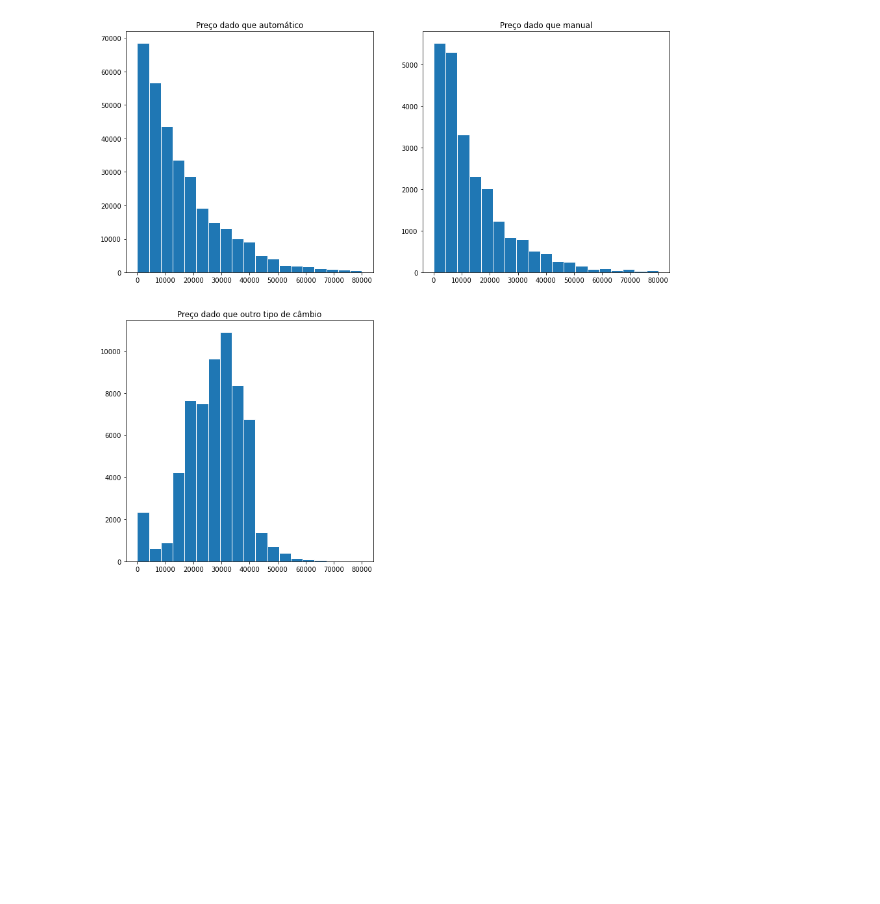
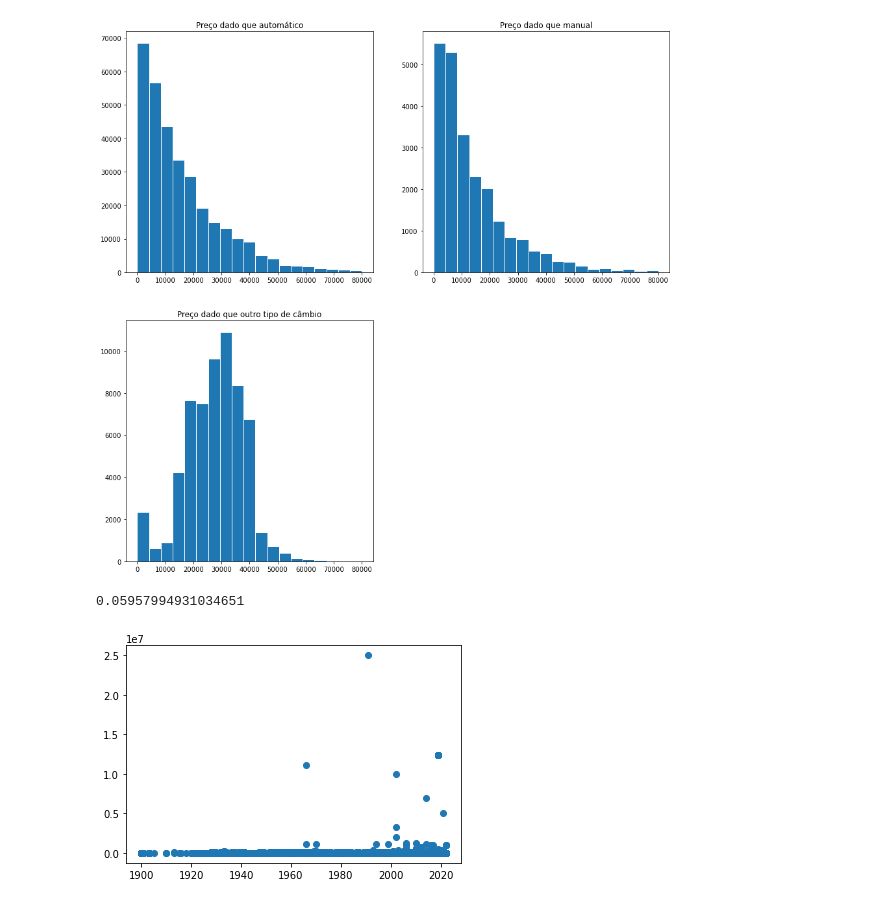
Before and after one commit to MekhyW/Car-Resell-Price-Predictor, a Jupyter notebook: Predictor.ipynb, the cells around one changed output. Saved outputs shown, nothing was run; the diff lists cells and outputs as text; code cells hidden in the pictures; blank space fills up the shorter version.

Commit message:
Update análise exploratória --> ano de fabricação

```diff
--- a/Predictor.ipynb
+++ b/Predictor.ipynb
@@ -194,3 +194,14 @@ other        0.153129
 manual       0.058364
 Name: transmission, dtype: float64
 [figure]
+# %%
+# Preço e ano de fabricação se relacionam?
+
+print(dados.price.corr(dados.year))
+plt.scatter(dados.year,dados.price)
+plt.show()
+
+# Associação fraca e positiva
+# %% [output]
+0.05957994931034651
+[figure, added]
```
